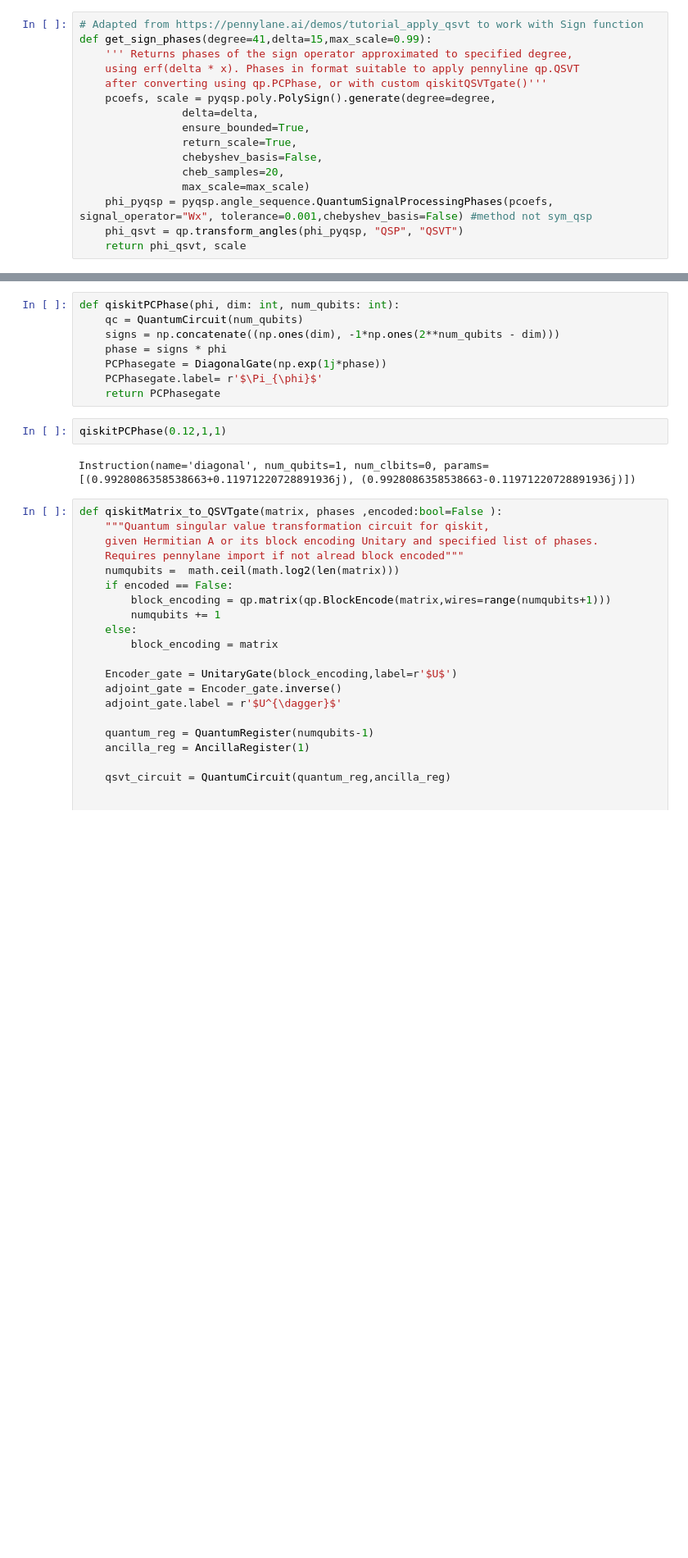
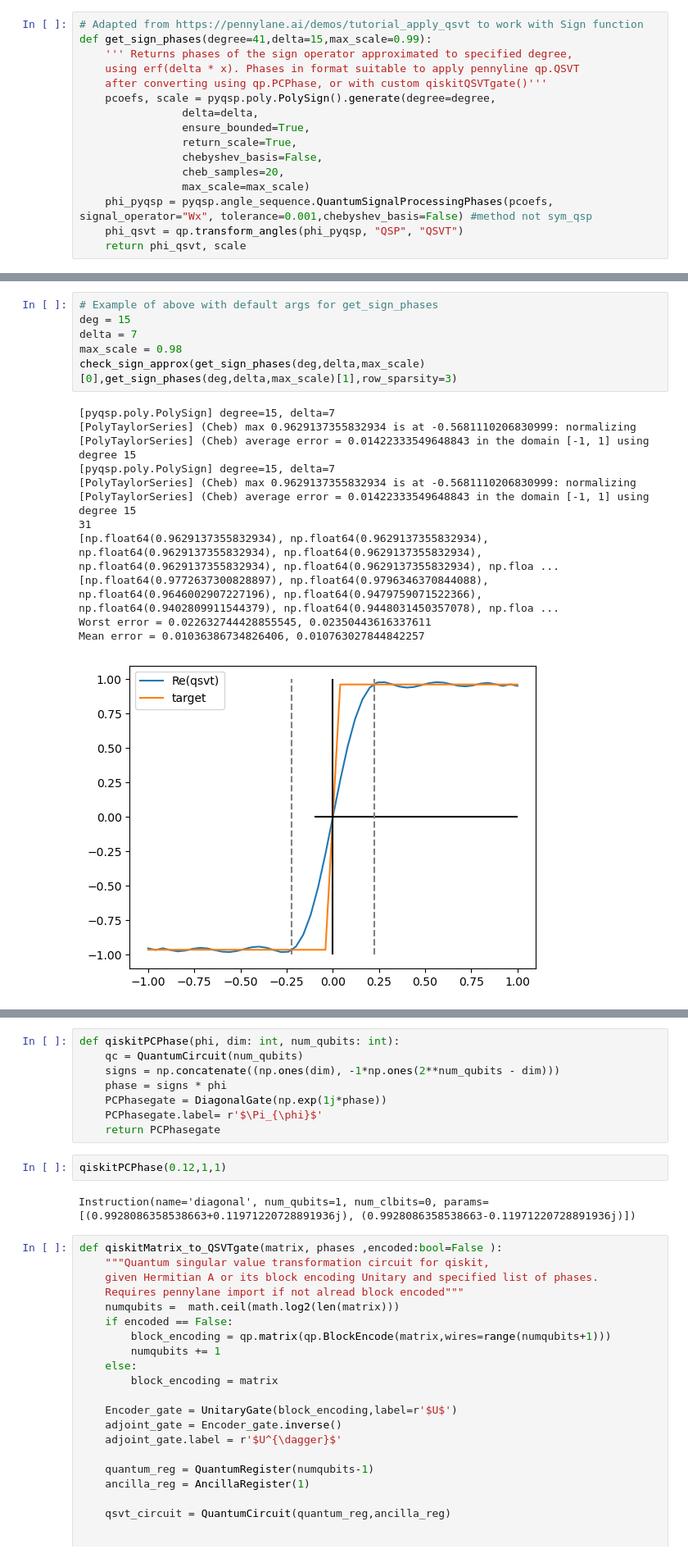
Before and after one commit to calum-shearer/quantum-computing-Oracle_Sketching, a Jupyter notebook: extra_routines/sign_function_qsp.ipynb, the cells around one changed output, grey strips where cells are left out. Shown at 82% size. Drawn from its saved outputs; the diff is of its cells as text; blank space fills up the shorter version.

```diff
--- a/extra_routines/sign_function_qsp.ipynb
+++ b/extra_routines/sign_function_qsp.ipynb
@@ -62,3 +78,22 @@ def check_sign_approx(phases,scale):
     plt.show()
+# %%
+# Example of above with default args for get_sign_phases
+deg = 15
+delta = 7
+max_scale = 0.98
+check_sign_approx(get_sign_phases(deg,delta,max_scale)[0],get_sign_phases(deg,delta,max_scale)[1],row_sparsity=3)
+# %% [output]
+[pyqsp.poly.PolySign] degree=15, delta=7
+[PolyTaylorSeries] (Cheb) max 0.9629137355832934 is at -0.5681110206830999: normalizing
+[PolyTaylorSeries] (Cheb) average error = 0.01422333549648843 in the domain [-1, 1] using degree 15
+[pyqsp.poly.PolySign] degree=15, delta=7
+[PolyTaylorSeries] (Cheb) max 0.9629137355832934 is at -0.5681110206830999: normalizing
+[PolyTaylorSeries] (Cheb) average error = 0.01422333549648843 in the domain [-1, 1] using degree 15
+31
+[np.float64(0.9629137355832934), np.float64(0.9629137355832934), np.float64(0.9629137355832934), np.float64(0.9629137355832934), np.float64(0.9629137355832934), np.float64(0.9629137355832934), np.floa ...
+[np.float64(0.9772637300828897), np.float64(0.9796346370844088), np.float64(0.9646002907227196), np.float64(0.9479759071522366), np.float64(0.9402809911544379), np.float64(0.9448031450357078), np.floa ...
+Worst error = 0.022632744428855545, 0.02350443616337611
+Mean error = 0.01036386734826406, 0.010763027844842257
+[figure, added]
 # %%
 # Example of above with default args for get_sign_phases
```
Also changed, not shown: parts of 5 cells of this notebook, 9 other files.
